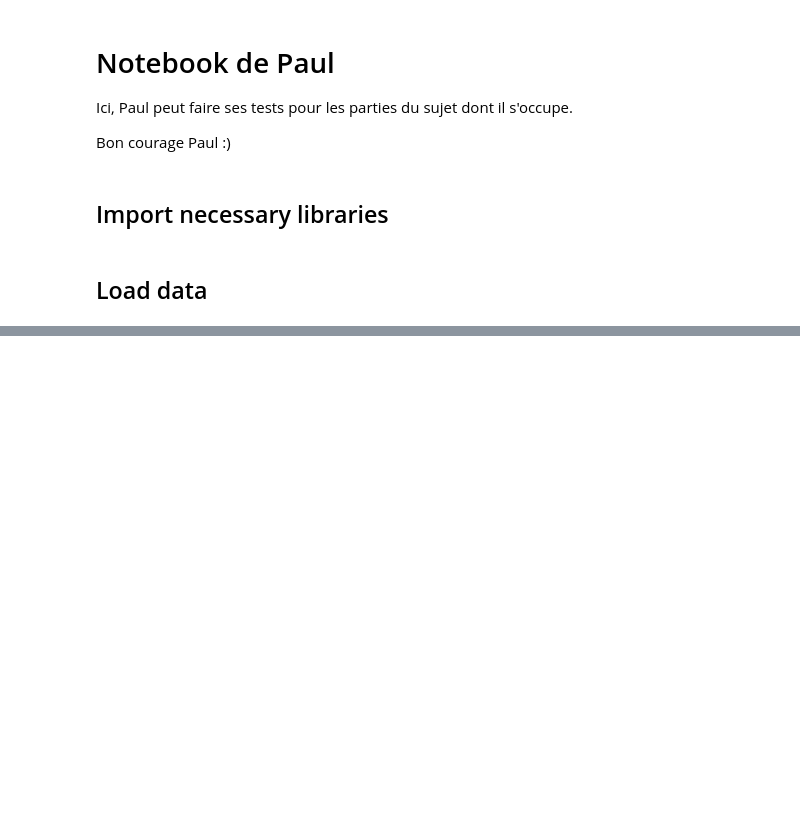
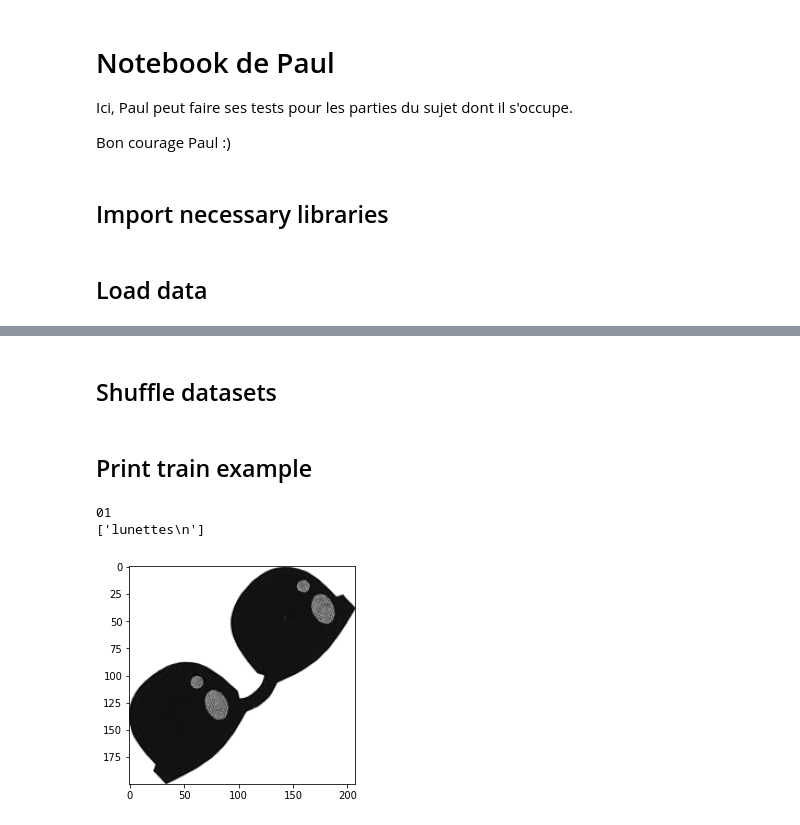
Before and after one commit to Paulopacads/IML_Dobble, a Jupyter notebook: Paul.ipynb, the cells around one changed output, grey strips where cells are left out. Cells and saved outputs as stored; diff of their text form; code cells hidden in the pictures; blank space fills up the shorter version.

Commit message:
M: Paul.ipynb
Dataset division et recuperation train/test

```diff
--- a/Paul.ipynb
+++ b/Paul.ipynb
@@ -72,5 +75,4 @@ def separate_data(path, nb_elements=1):
 
     return labels, names
 # %%
-labels, names = separate_data('ressources/train', 2)
-labels, names
+ref = separate_data('ressources/train', 2)
@@ -111,0 +111,42 @@ tmp_data/train_set
+# %%
+train_labels, train_images = get_datasets('train')
+test_labels, test_images = get_datasets('test')
+# %% [markdown]
+## Shuffle datasets
+# %%
+def shuffle_set(labels, images):
+    """
+    Shuffles equally labels and images
+
+    Parameters
+    ----------
+    labels: [str]
+        Dataset's labels
+
+    images: [image]
+        Dataset's images
+    """
+    assert len(labels) == len(images)
+    shuffle_index = np.arange(len(labels))
+    np.random.shuffle(shuffle_index)
+    new_labels = np.array(labels)
+    new_images = np.array(images, dtype=object)
+
+    for ii in range(shuffle_index.size):
+        new_labels[ii] = labels[shuffle_index[ii]]
+        new_images[ii] = images[shuffle_index[ii]]
+
+    return new_labels, new_images
+# %%
+train_labels, train_images = shuffle_set(train_labels, train_images)
+test_labels, test_images = shuffle_set(test_labels, test_images)
+# %% [markdown]
+## Print train example
+# %%
+print(train_labels[0])
+plt.imshow(train_images[0])
+print(ref[1][np.where(ref[0] == train_labels[0])])
+# %% [output]
+01
+['lunettes\n']
+[figure, added]
```
Also changed, not shown: parts of 9 cells of this notebook.
